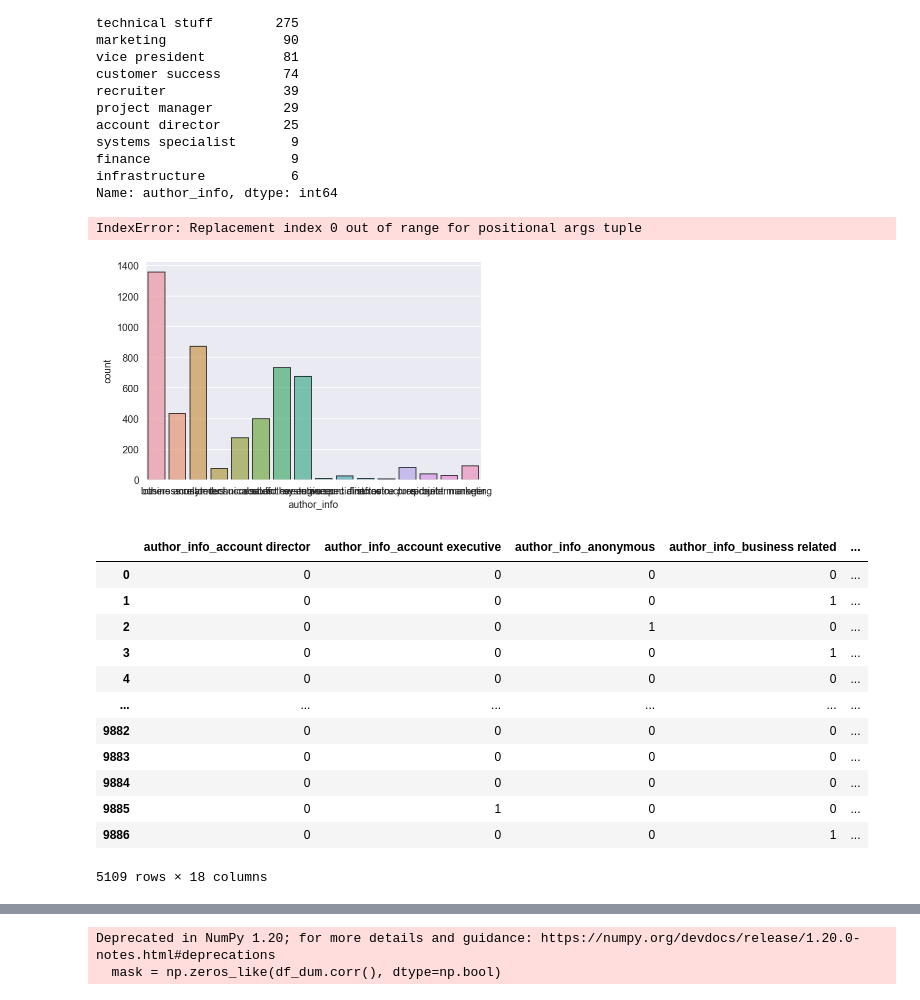
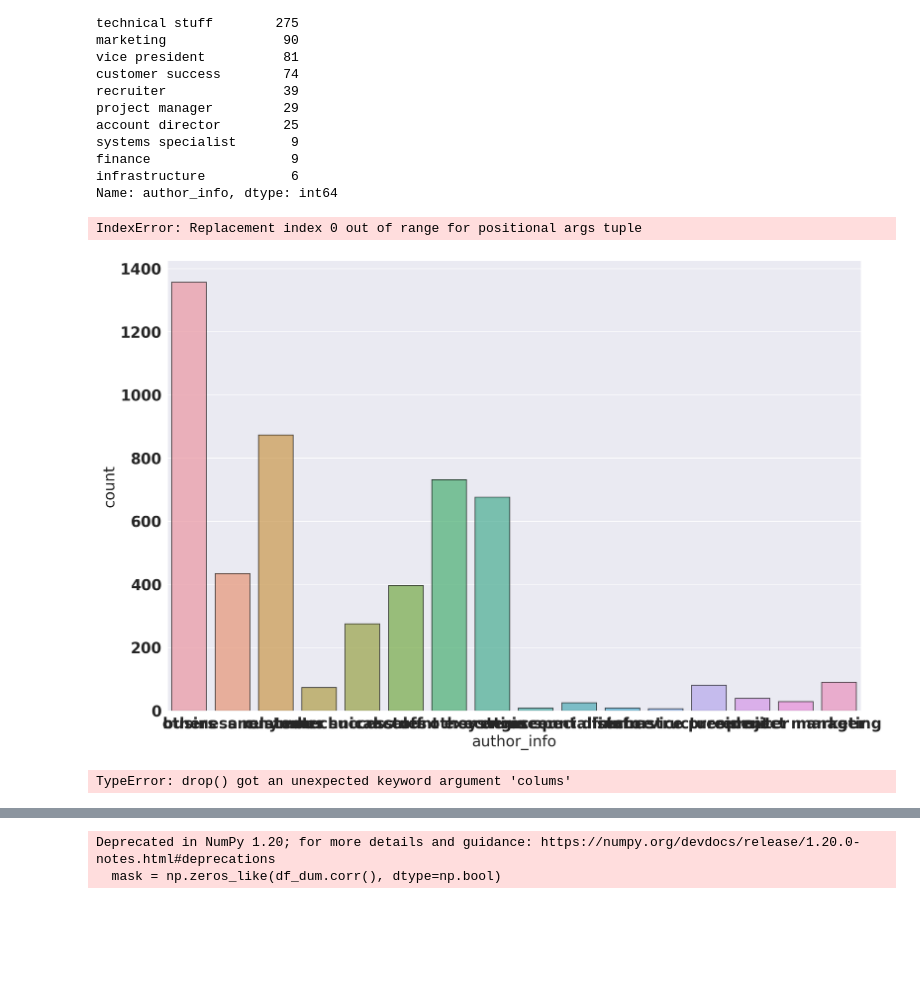
Before and after one commit to hitomi1104/sf_employee_review, a Jupyter notebook: global/EDA.ipynb, the cells around one changed output, grey strips where cells are left out. Drawn from its saved outputs; the diff is of its cells as text; code cells hidden in the pictures; blank space fills up the shorter version.

```diff
--- a/global/EDA.ipynb
+++ b/global/EDA.ipynb
@@ -234,13 +235,15 @@ info['author_info'].to_csv('authoer_info')
 # %%
+plt.figure(figsize=(15, 10), dpi=80)
 sns.countplot(x='author_info',alpha=0.7,edgecolor="black", data=info)
 sns.despine()
 plt.title("{}".format())
 
-plt.tight_layout()
+
+# plt.tight_layout()
 plt.show()
 # %% [output]
 IndexError: Replacement index 0 out of range for positional args tuple
-[figure, old version]
+[figure, new version]
 # %%
 info[info['author_info'] != 'account director' or 'marketing']
 # %%
@@ -255,19 +258,7 @@ df_dum = pd.get_dummies(info, columns = ['author_info', 'eval'])
 # %%
-df_dum
+df_dum.drop(colums  = [''])
 # %% [output]
-|  | author_info_account director | author_info_account executive | author_info_anonymous | author_info_business related | ... |
-| 0 | 0 | 0 | 0 | 0 | ... |
-| 1 | 0 | 0 | 0 | 1 | ... |
-| 2 | 0 | 0 | 1 | 0 | ... |
-| 3 | 0 | 0 | 0 | 1 | ... |
-| 4 | 0 | 0 | 0 | 0 | ... |
-| ... | ... | ... | ... | ... | ... |
-| 9882 | 0 | 0 | 0 | 0 | ... |
-| 9883 | 0 | 0 | 0 | 0 | ... |
-| 9884 | 0 | 0 | 0 | 0 | ... |
-| 9885 | 0 | 1 | 0 | 0 | ... |
-| 9886 | 0 | 0 | 0 | 1 | ... |
-5109 rows × 18 columns
+TypeError: drop() got an unexpected keyword argument 'colums'
 # %%
 df_dum.columns
 # %% [output]
```
Also changed, not shown: parts of 14 cells of this notebook, 4 other files.
